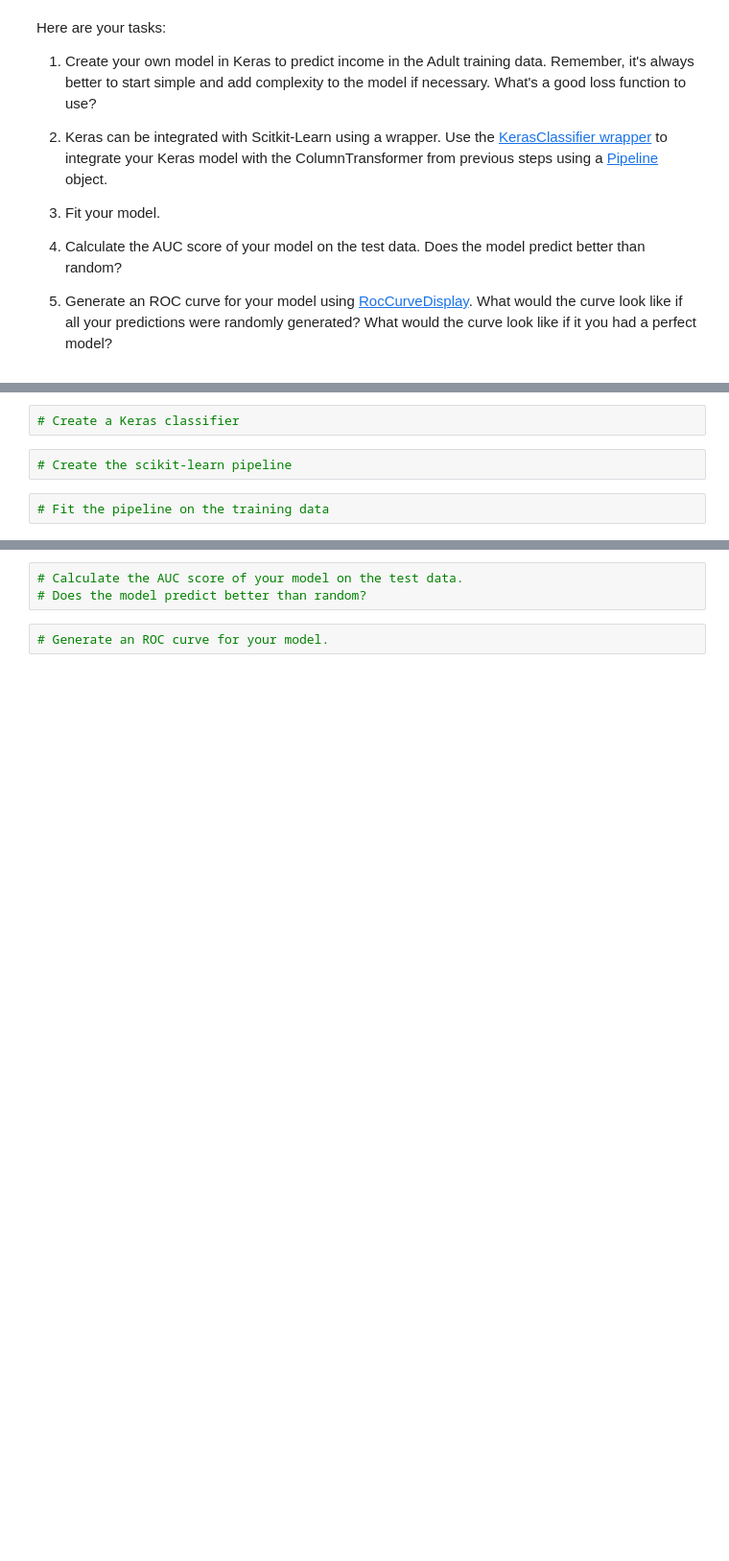
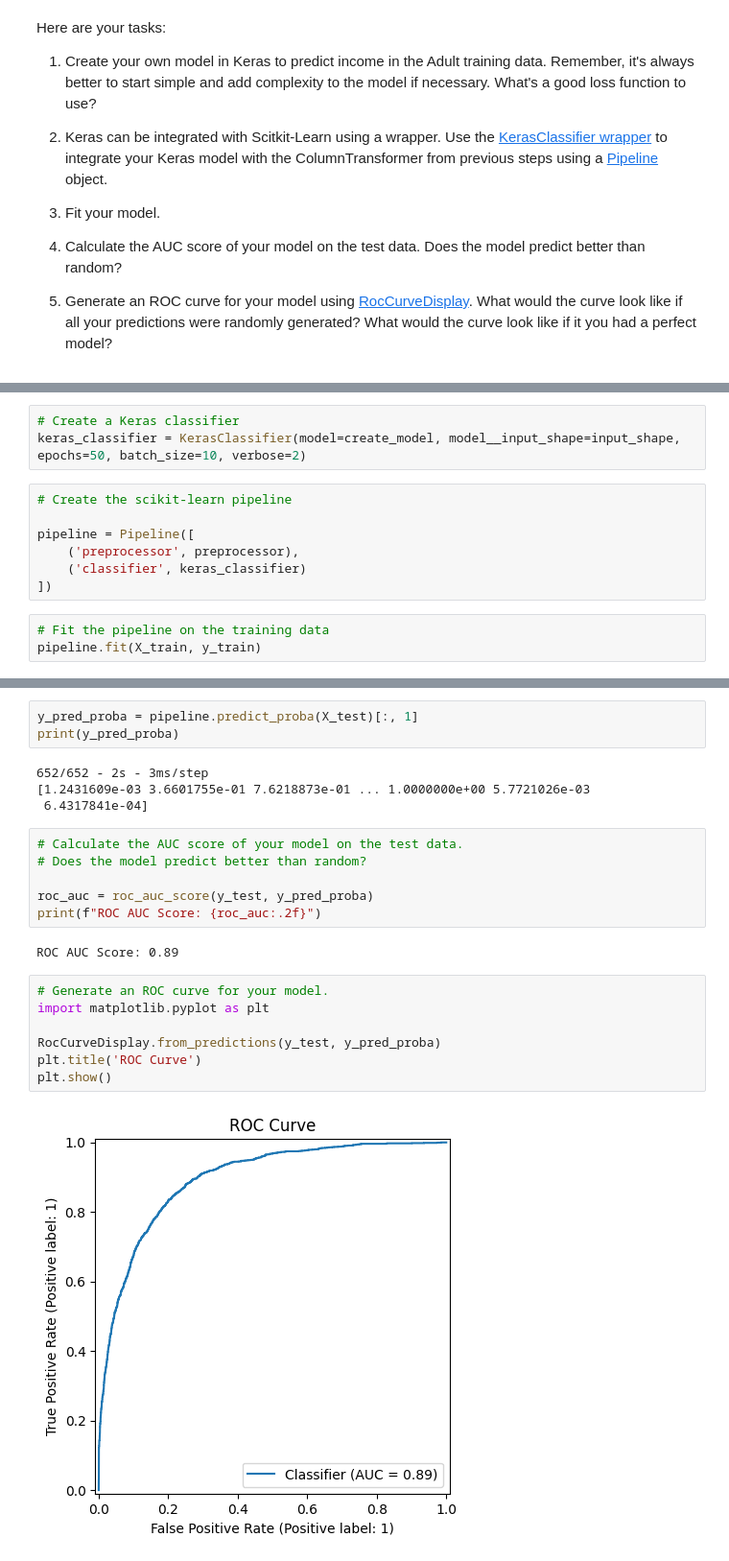
Before and after one commit to TimHBSWFL/UCSD_MLE_Projects, a Jupyter notebook: Student_MLE_MiniProject_Deep_Learning.ipynb, the cells around one changed output, grey strips where cells are left out. Shown at 96% size. Saved outputs shown, nothing was run; the diff lists cells and outputs as text; blank space fills up the shorter version.

```diff
--- a/Student_MLE_MiniProject_Deep_Learning.ipynb
+++ b/Student_MLE_MiniProject_Deep_Learning.ipynb
@@ -337,6 +367,13 @@ model = Sequential()
 # %%
 # Create a Keras classifier
+keras_classifier = KerasClassifier(model=create_model, model__input_shape=input_shape, epochs=50, batch_size=10, verbose=2)
 # %%
 # Create the scikit-learn pipeline
+
+pipeline = Pipeline([
+    ('preprocessor', preprocessor),
+    ('classifier', keras_classifier)
+])
 # %%
 # Fit the pipeline on the training data
+pipeline.fit(X_train, y_train)
@@ -343,5 +420,24 @@ model = Sequential()
+# %%
+y_pred_proba = pipeline.predict_proba(X_test)[:, 1]
+print(y_pred_proba)
+# %% [output]
+652/652 - 2s - 3ms/step
+[1.2431609e-03 3.6601755e-01 7.6218873e-01 ... 1.0000000e+00 5.7721026e-03
+ 6.4317841e-04]
 # %%
 # Calculate the AUC score of your model on the test data.
 # Does the model predict better than random?
+
+roc_auc = roc_auc_score(y_test, y_pred_proba)
+print(f"ROC AUC Score: {roc_auc:.2f}")
+# %% [output]
+ROC AUC Score: 0.89
 # %%
 # Generate an ROC curve for your model.
+import matplotlib.pyplot as plt
+
+RocCurveDisplay.from_predictions(y_test, y_pred_proba)
+plt.title('ROC Curve')
+plt.show()
+# %% [output]
+[figure, added]
```
Also changed, not shown: parts of 12 cells of this notebook.
